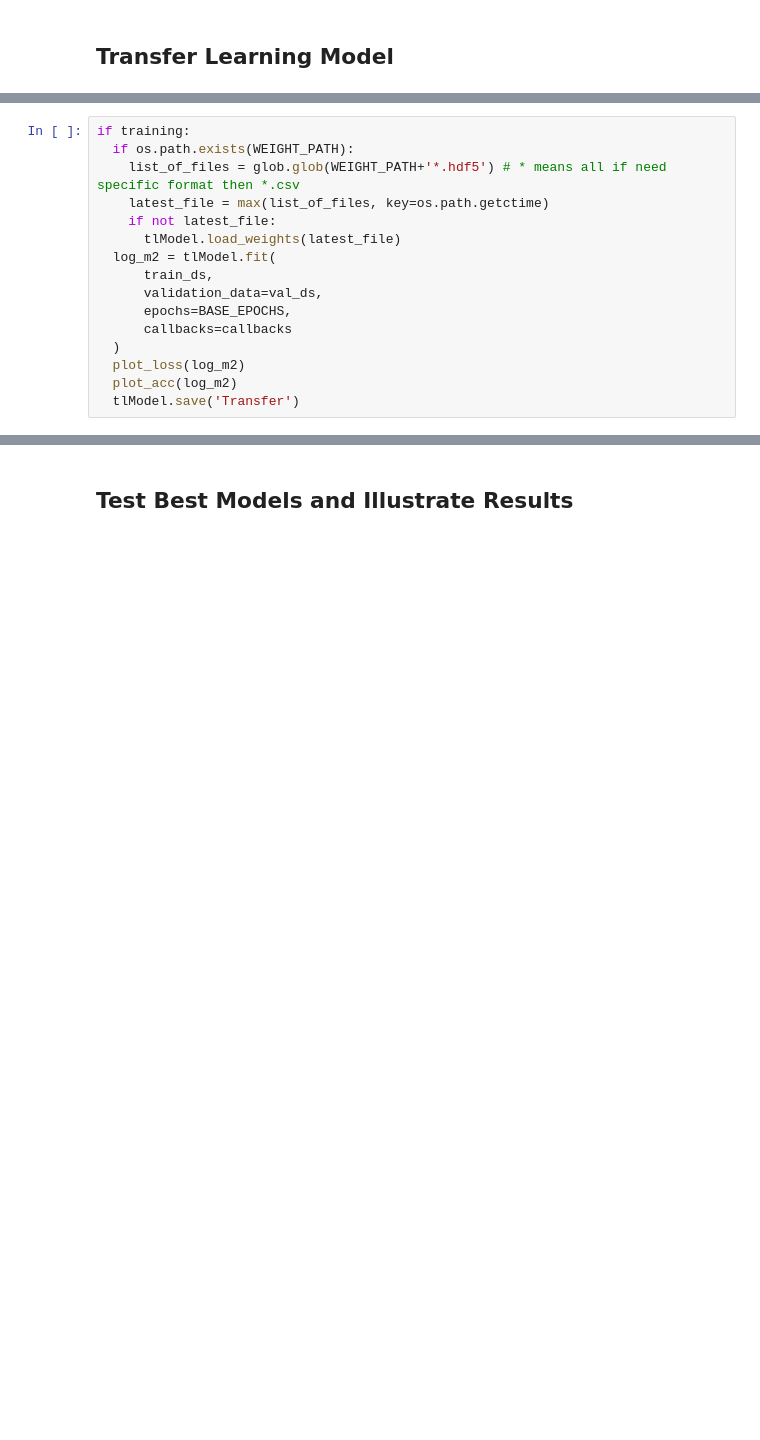
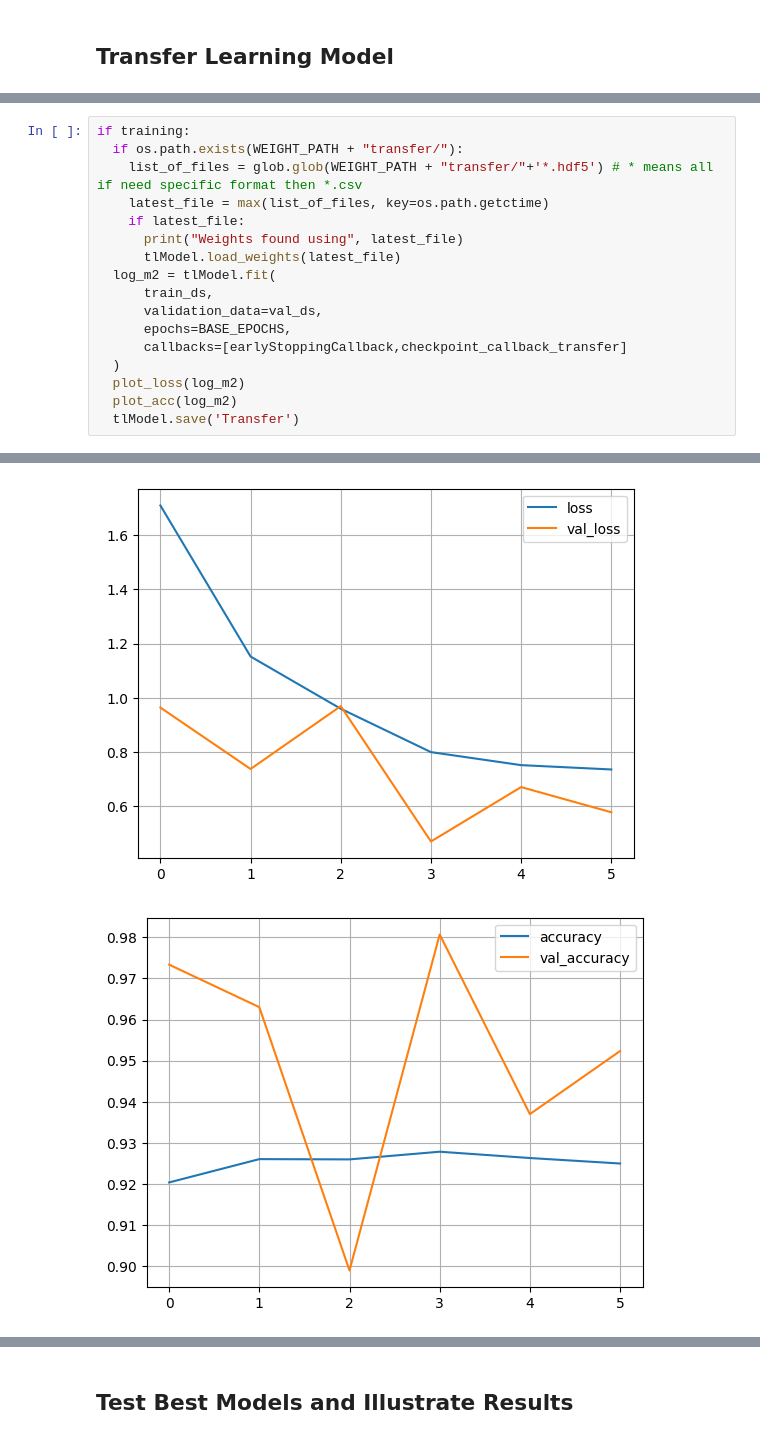
Before and after one commit to ASykes4/ItML_Project_2_Students, a Jupyter notebook: example_start.ipynb, the cells around one changed output, grey strips where cells are left out. Cells and saved outputs as stored; diff of their text form; blank space fills up the shorter version.

```diff
--- a/example_start.ipynb
+++ b/example_start.ipynb
@@ -327,16 +359,17 @@ Non-trainable params: 14,714,688
 _________________________________________________________________
 # %%
 if training:
-  if os.path.exists(WEIGHT_PATH):
-    list_of_files = glob.glob(WEIGHT_PATH+'*.hdf5') # * means all if need specific format then *.csv
+  if os.path.exists(WEIGHT_PATH + "transfer/"):
+    list_of_files = glob.glob(WEIGHT_PATH + "transfer/"+'*.hdf5') # * means all if need specific format then *.csv
     latest_file = max(list_of_files, key=os.path.getctime)
-    if not latest_file:
+    if latest_file:
+      print("Weights found using", latest_file)
       tlModel.load_weights(latest_file)
   log_m2 = tlModel.fit(
       train_ds,
       validation_data=val_ds,
       epochs=BASE_EPOCHS,
-      callbacks=callbacks
+      callbacks=[earlyStoppingCallback,checkpoint_callback_transfer]
   )
   plot_loss(log_m2)
   plot_acc(log_m2)
@@ -348,0 +397,2 @@ Epoch 2/20
+[figure, added]
+[figure, added]
```
Also changed, not shown: parts of 27 cells of this notebook.
